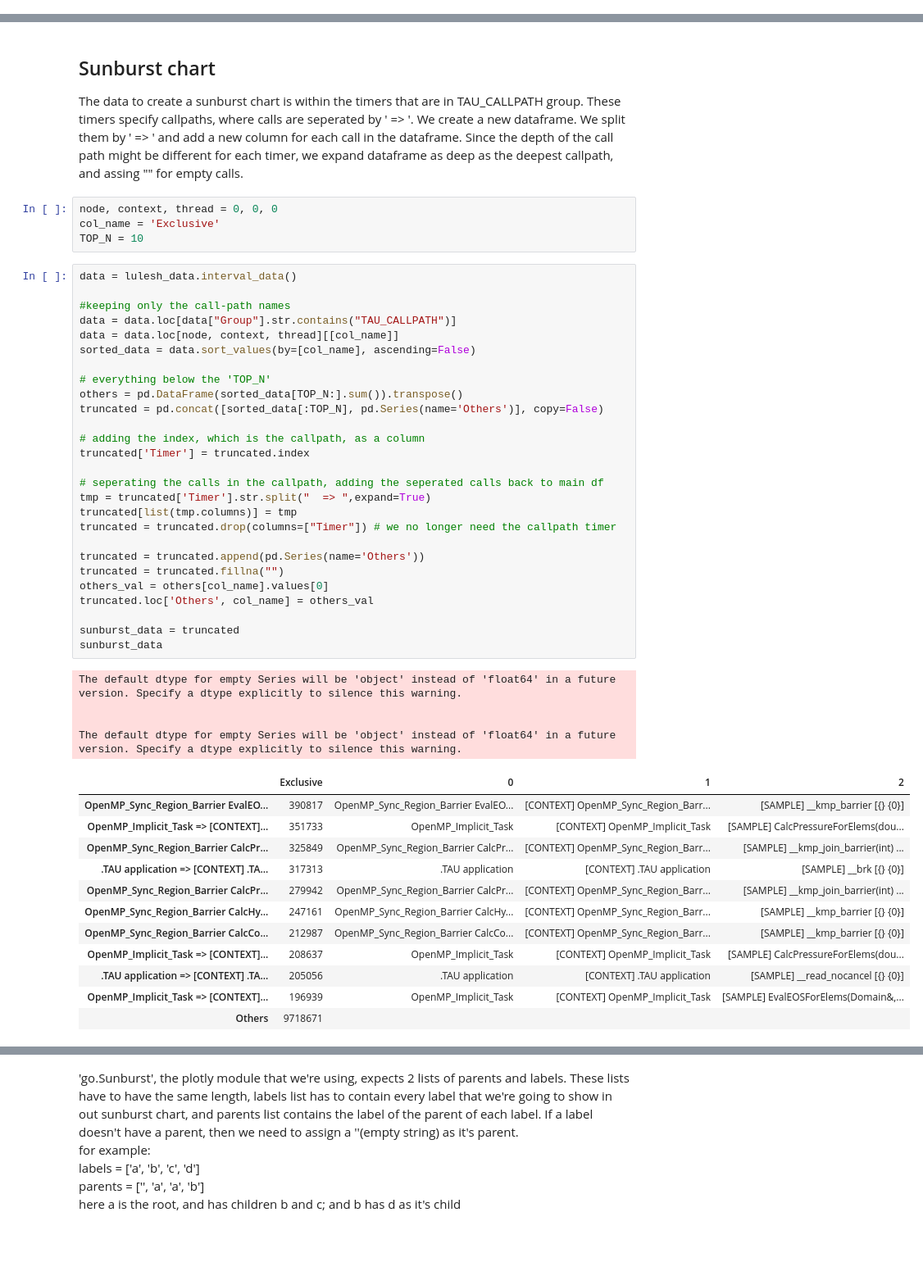
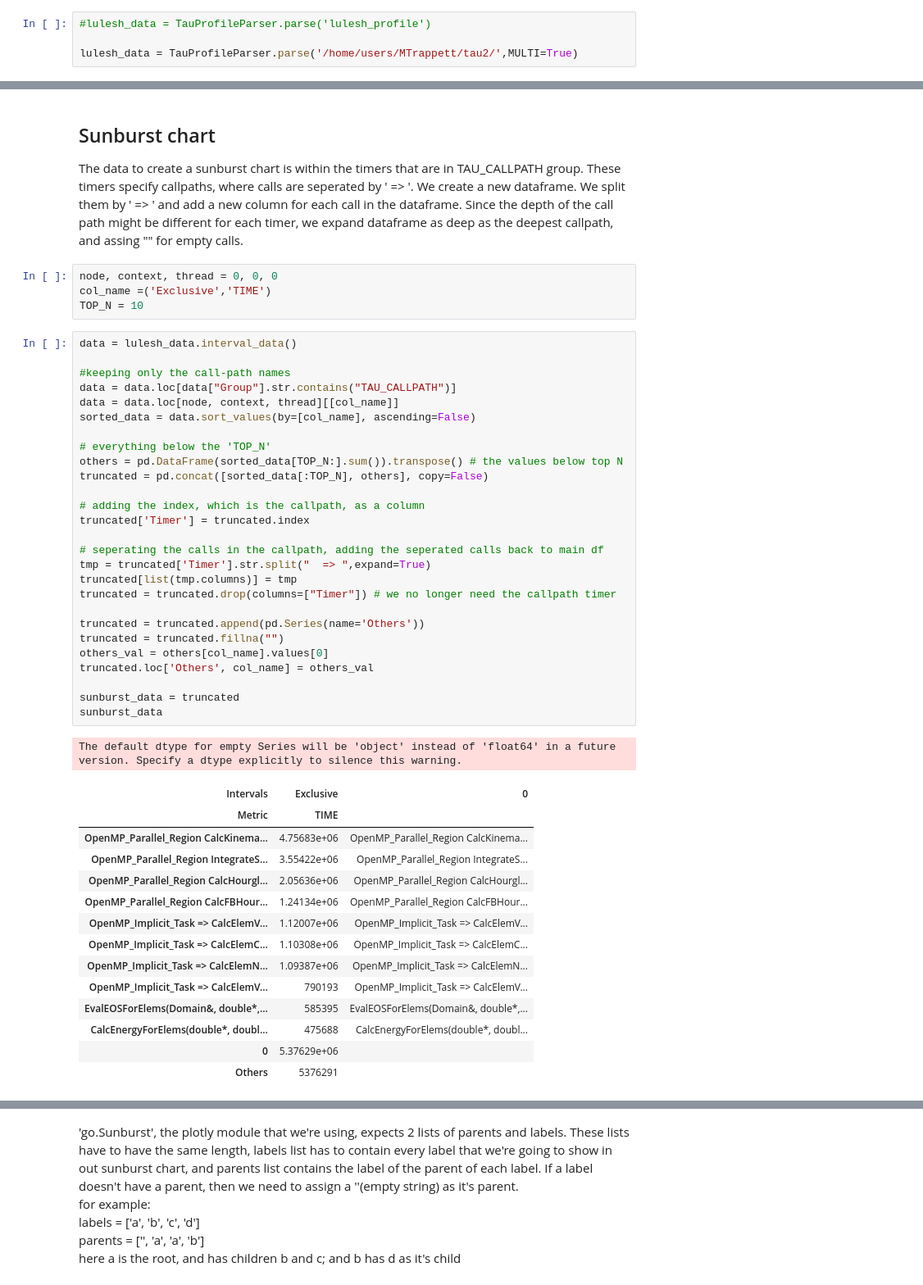
Before and after one commit to UO-OACISS/tau2, a Jupyter notebook: examples/jupyter_notebooks/PlotlySunBurstCharts.ipynb, the cells around one changed output, grey strips where cells are left out. Shown at 82% size. Drawn from its saved outputs; the diff is of its cells as text; blank space fills up the shorter version.

Commit message:
Adding Plotly Examples with data folder
Former-commit-id: 859ae5b436512cca1fbda55eef721f7b6741ad3b

```diff
--- a/examples/jupyter_notebooks/PlotlySunBurstCharts.ipynb
+++ b/examples/jupyter_notebooks/PlotlySunBurstCharts.ipynb
@@ -27,3 +25,7 @@ lulesh_data = TauProfileParser.parse('lulesh_profile')
+# %%
+#lulesh_data = TauProfileParser.parse('lulesh_profile')
+
+lulesh_data = TauProfileParser.parse('/home/users/MTrappett/tau2/',MULTI=True)
 # %% [markdown]
 This returns an object that provides access to the metric name, metadata, and the interval and atomic/userevent data.
 
@@ -144,52 +124,51 @@ lulesh_data.interval_data().loc[0,0,0].sort_values('Calls', ascending=False)
 The data to create a sunburst chart is within the timers that are in TAU_CALLPATH group. These timers specify callpaths, where calls are seperated by ' => '. We create a new dataframe. We split them by ' => ' and add a new column for each call in the dataframe. Since the depth of the call path might be different for each timer, we expand dataframe as deep as the deepest callpath, and assing "" for empty calls.
 # %%
 node, context, thread = 0, 0, 0
-col_name = 'Exclusive'
+col_name =('Exclusive','TIME')
 TOP_N = 10
 # %%
 data = lulesh_data.interval_data()
 
 #keeping only the call-path names
 data = data.loc[data["Group"].str.contains("TAU_CALLPATH")]
 data = data.loc[node, context, thread][[col_name]]
 sorted_data = data.sort_values(by=[col_name], ascending=False)
 
 # everything below the 'TOP_N'
-others = pd.DataFrame(sorted_data[TOP_N:].sum()).transpose()
-truncated = pd.concat([sorted_data[:TOP_N], pd.Series(name='Others')], copy=False)
+others = pd.DataFrame(sorted_data[TOP_N:].sum()).transpose() # the values below top N
+truncated = pd.concat([sorted_data[:TOP_N], others], copy=False)
 
 # adding the index, which is the callpath, as a column
 truncated['Timer'] = truncated.index
 
 # seperating the calls in the callpath, adding the seperated calls back to main df
 tmp = truncated['Timer'].str.split("  => ",expand=True)
 truncated[list(tmp.columns)] = tmp
 truncated = truncated.drop(columns=["Timer"]) # we no longer need the callpath timer
 
 truncated = truncated.append(pd.Series(name='Others'))
 truncated = truncated.fillna("")
 others_val = others[col_name].values[0]
 truncated.loc['Others', col_name] = others_val
 
 sunburst_data = truncated
 sunburst_data
 # %% [output]
 The default dtype for empty Series will be 'object' instead of 'float64' in a future version. Specify a dtype explicitly to silence this warning.
-
-
-The default dtype for empty Series will be 'object' instead of 'float64' in a future version. Specify a dtype explicitly to silence this warning.
-|  | Exclusive | 0 | 1 | 2 |
-| OpenMP_Sync_Region_Barrier EvalEO... | 390817 | OpenMP_Sync_Region_Barrier EvalEO... | [CONTEXT] OpenMP_Sync_Region_Barr... | [SAMPLE] __kmp_barrier [{} {0}] |
-| OpenMP_Implicit_Task => [CONTEXT]... | 351733 | OpenMP_Implicit_Task | [CONTEXT] OpenMP_Implicit_Task | [SAMPLE] CalcPressureForElems(dou... |
-| OpenMP_Sync_Region_Barrier CalcPr... | 325849 | OpenMP_Sync_Region_Barrier CalcPr... | [CONTEXT] OpenMP_Sync_Region_Barr... | [SAMPLE] __kmp_join_barrier(int) ... |
-| .TAU application => [CONTEXT] .TA... | 317313 | .TAU application | [CONTEXT] .TAU application | [SAMPLE] __brk [{} {0}] |
-| OpenMP_Sync_Region_Barrier CalcPr... | 279942 | OpenMP_Sync_Region_Barrier CalcPr... | [CONTEXT] OpenMP_Sync_Region_Barr... | [SAMPLE] __kmp_join_barrier(int) ... |
-| OpenMP_Sync_Region_Barrier CalcHy... | 247161 | OpenMP_Sync_Region_Barrier CalcHy... | [CONTEXT] OpenMP_Sync_Region_Barr... | [SAMPLE] __kmp_barrier [{} {0}] |
-| OpenMP_Sync_Region_Barrier CalcCo... | 212987 | OpenMP_Sync_Region_Barrier CalcCo... | [CONTEXT] OpenMP_Sync_Region_Barr... | [SAMPLE] __kmp_barrier [{} {0}] |
-| OpenMP_Implicit_Task => [CONTEXT]... | 208637 | OpenMP_Implicit_Task | [CONTEXT] OpenMP_Implicit_Task | [SAMPLE] CalcPressureForElems(dou... |
-| .TAU application => [CONTEXT] .TA... | 205056 | .TAU application | [CONTEXT] .TAU application | [SAMPLE] __read_nocancel [{} {0}] |
-| OpenMP_Implicit_Task => [CONTEXT]... | 196939 | OpenMP_Implicit_Task | [CONTEXT] OpenMP_Implicit_Task | [SAMPLE] EvalEOSForElems(Domain&,... |
-| Others | 9718671 |  |  |  |
+| Intervals | Exclusive | 0 |
+| Metric | TIME |  |
+| OpenMP_Parallel_Region CalcKinema... | 4.75683e+06 | OpenMP_Parallel_Region CalcKinema... |
+| OpenMP_Parallel_Region IntegrateS... | 3.55422e+06 | OpenMP_Parallel_Region IntegrateS... |
+| OpenMP_Parallel_Region CalcHourgl... | 2.05636e+06 | OpenMP_Parallel_Region CalcHourgl... |
+| OpenMP_Parallel_Region CalcFBHour... | 1.24134e+06 | OpenMP_Parallel_Region CalcFBHour... |
+| OpenMP_Implicit_Task => CalcElemV... | 1.12007e+06 | OpenMP_Implicit_Task => CalcElemV... |
+| OpenMP_Implicit_Task => CalcElemC... | 1.10308e+06 | OpenMP_Implicit_Task => CalcElemC... |
+| OpenMP_Implicit_Task => CalcElemN... | 1.09387e+06 | OpenMP_Implicit_Task => CalcElemN... |
+| OpenMP_Implicit_Task => CalcElemV... | 790193 | OpenMP_Implicit_Task => CalcElemV... |
+| EvalEOSForElems(Domain&, double*,... | 585395 | EvalEOSForElems(Domain&, double*,... |
+| CalcEnergyForElems(double*, doubl... | 475688 | CalcEnergyForElems(double*, doubl... |
+| 0 | 5.37629e+06 |  |
+| Others | 5376291 |  |
 # %%
 # we also keep track of each individual call(not in TAU_CALLPATH)
 timer_data = lulesh_data.interval_data().loc[node, context, thread].sort_values('Calls', ascending=False)
```
Also changed, not shown: parts of 15 cells of this notebook, 8 other files.
